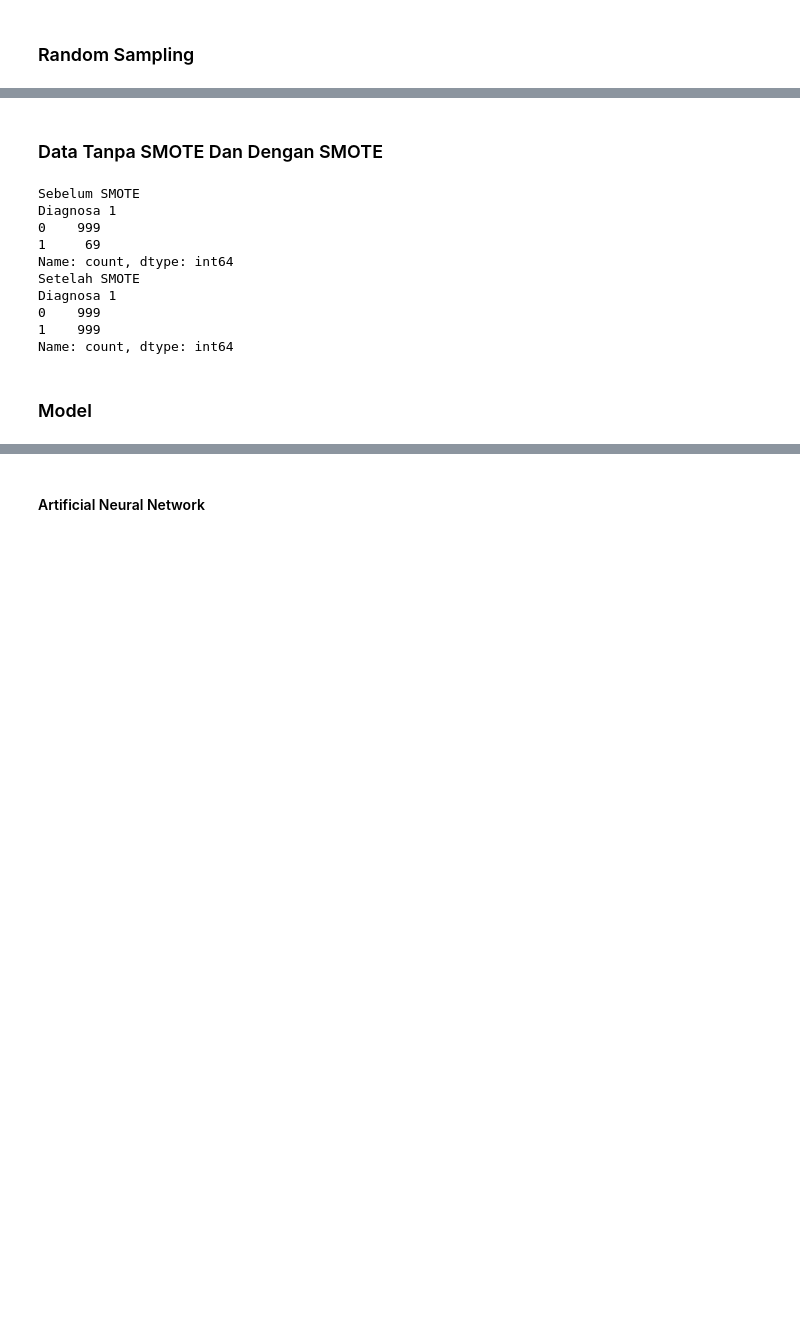
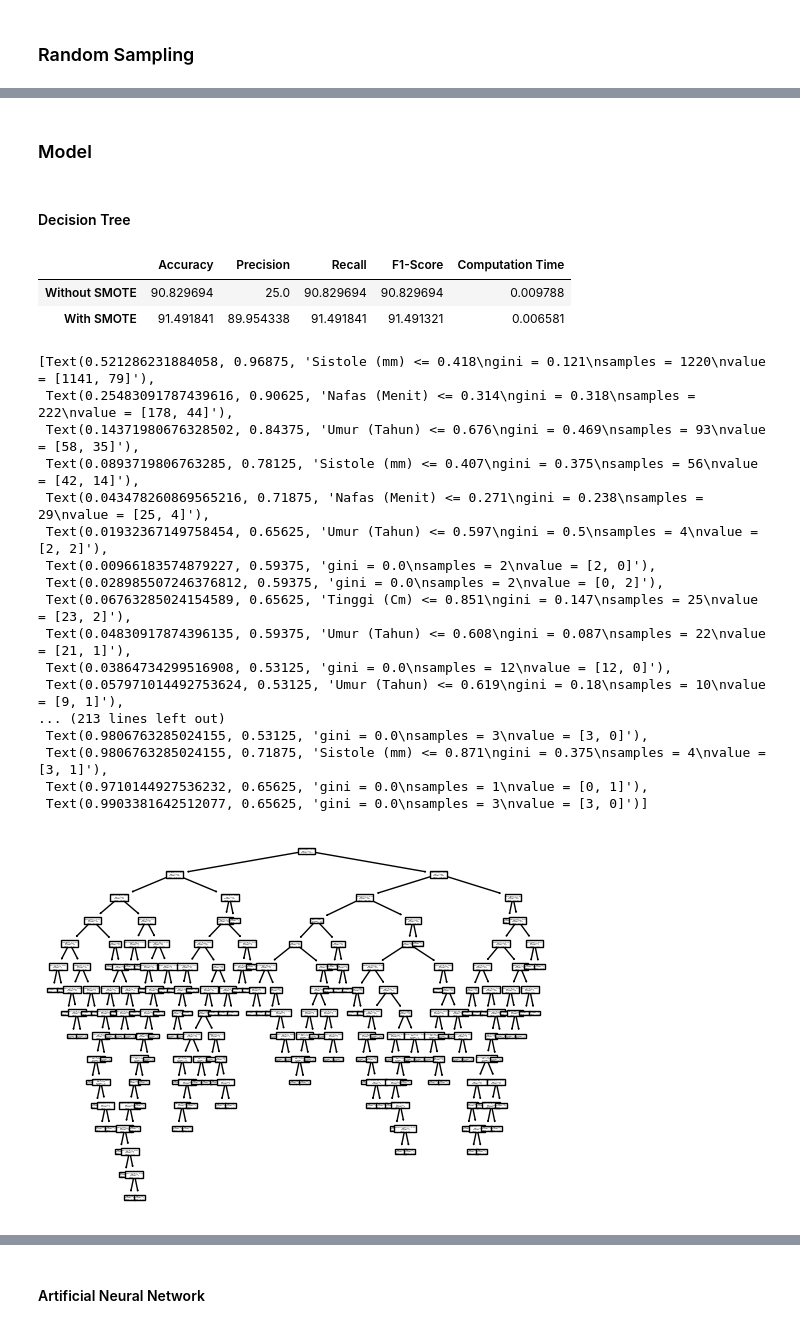
Before and after one commit to iamwilldev/Semester-5, a Jupyter notebook: UAS/UAS.ipynb, the cells around one changed output, grey strips where cells are left out. Drawn from its saved outputs; the diff is of its cells as text; code cells hidden in the pictures; blank space fills up the shorter version.

```diff
--- a/UAS/UAS.ipynb
+++ b/UAS/UAS.ipynb
@@ -244,21 +286,3 @@ X_train_resampled, y_train_resampled = smote.fit_resample(X_train, y_train)
-# %% [markdown]
-### Data Tanpa SMOTE Dan Dengan SMOTE
-# %%
-print('Sebelum SMOTE')
-print(y_train['Diagnosa 1'].value_counts())
-print('Setelah SMOTE')
-print(y_train_resampled['Diagnosa 1'].value_counts())
-# %% [output]
-Sebelum SMOTE
-Diagnosa 1
-0    999
-1     69
-Name: count, dtype: int64
-Setelah SMOTE
-Diagnosa 1
-0    999
-1    999
-Name: count, dtype: int64
 # %% [markdown]
 ### Model
 # %%
@@ -271,3 +295,55 @@ def evaluate_performance(y_true, y_pred):
     recall = recall_score(y_true, y_pred, average='weighted')*100
     f1 = f1_score(y_true, y_pred, average='weighted')*100
     return acc, prec, recall, f1
+# %% [markdown]
+#### Decision Tree
+# %%
+from sklearn import tree
+from sklearn.tree import DecisionTreeClassifier
+
+# Tanpa SMOTE
+start = timeit.default_timer()
+dtclf = DecisionTreeClassifier().fit(X_train, y_train)
+stop = timeit.default_timer() # catat waktu selesai
+dt_noSmote_runtime = stop - start
+
+# SMOTE
+start = timeit.default_timer()
+dtclfSmote = DecisionTreeClassifier().fit(X_train_sm, y_train_sm)
+stop = timeit.default_timer() # catat waktu selesai
+dt_Smote_runtime = stop - start
+
+# Create performance dataframe
+df_performance_dt = pd.DataFrame(index=['Without SMOTE', 'With SMOTE'],
+                               columns=['Accuracy', 'Precision', 'Recall', 'F1-Score', 'Computation Time'])
+
+# Evaluate and populate the dataframe
+df_performance_dt.loc['Without SMOTE'] = evaluate_performance(y_test, dtclf.predict(X_test)) + (dt_noSmote_runtime,)
+df_performance_dt.loc['With SMOTE'] = evaluate_performance(y_test_sm, dtclfSmote.predict(X_test_sm)) + (dt_Smote_runtime,)
+
+df_performance_dt
+# %% [output]
+|  | Accuracy | Precision | Recall | F1-Score | Computation Time |
+| Without SMOTE | 90.829694 | 25.0 | 90.829694 | 90.829694 | 0.009788 |
+| With SMOTE | 91.491841 | 89.954338 | 91.491841 | 91.491321 | 0.006581 |
+# %%
+tree.plot_tree(dtclf, feature_names=X.columns.tolist())
+# %% [output]
+[Text(0.521286231884058, 0.96875, 'Sistole (mm) <= 0.418\ngini = 0.121\nsamples = 1220\nvalue = [1141, 79]'),
+ Text(0.25483091787439616, 0.90625, 'Nafas (Menit) <= 0.314\ngini = 0.318\nsamples = 222\nvalue = [178, 44]'),
+ Text(0.14371980676328502, 0.84375, 'Umur (Tahun) <= 0.676\ngini = 0.469\nsamples = 93\nvalue = [58, 35]'),
+ Text(0.0893719806763285, 0.78125, 'Sistole (mm) <= 0.407\ngini = 0.375\nsamples = 56\nvalue = [42, 14]'),
+ Text(0.043478260869565216, 0.71875, 'Nafas (Menit) <= 0.271\ngini = 0.238\nsamples = 29\nvalue = [25, 4]'),
+ Text(0.01932367149758454, 0.65625, 'Umur (Tahun) <= 0.597\ngini = 0.5\nsamples = 4\nvalue = [2, 2]'),
+ Text(0.00966183574879227, 0.59375, 'gini = 0.0\nsamples = 2\nvalue = [2, 0]'),
+ Text(0.028985507246376812, 0.59375, 'gini = 0.0\nsamples = 2\nvalue = [0, 2]'),
+ Text(0.06763285024154589, 0.65625, 'Tinggi (Cm) <= 0.851\ngini = 0.147\nsamples = 25\nvalue = [23, 2]'),
+ Text(0.04830917874396135, 0.59375, 'Umur (Tahun) <= 0.608\ngini = 0.087\nsamples = 22\nvalue = [21, 1]'),
+ Text(0.03864734299516908, 0.53125, 'gini = 0.0\nsamples = 12\nvalue = [12, 0]'),
+ Text(0.057971014492753624, 0.53125, 'Umur (Tahun) <= 0.619\ngini = 0.18\nsamples = 10\nvalue = [9, 1]'),
+... (213 lines left out)
+ Text(0.9806763285024155, 0.53125, 'gini = 0.0\nsamples = 3\nvalue = [3, 0]'),
+ Text(0.9806763285024155, 0.71875, 'Sistole (mm) <= 0.871\ngini = 0.375\nsamples = 4\nvalue = [3, 1]'),
+ Text(0.9710144927536232, 0.65625, 'gini = 0.0\nsamples = 1\nvalue = [0, 1]'),
+ Text(0.9903381642512077, 0.65625, 'gini = 0.0\nsamples = 3\nvalue = [3, 0]')]
+[figure, added]
```
Also changed, not shown: parts of 24 cells of this notebook, 5 other files.
